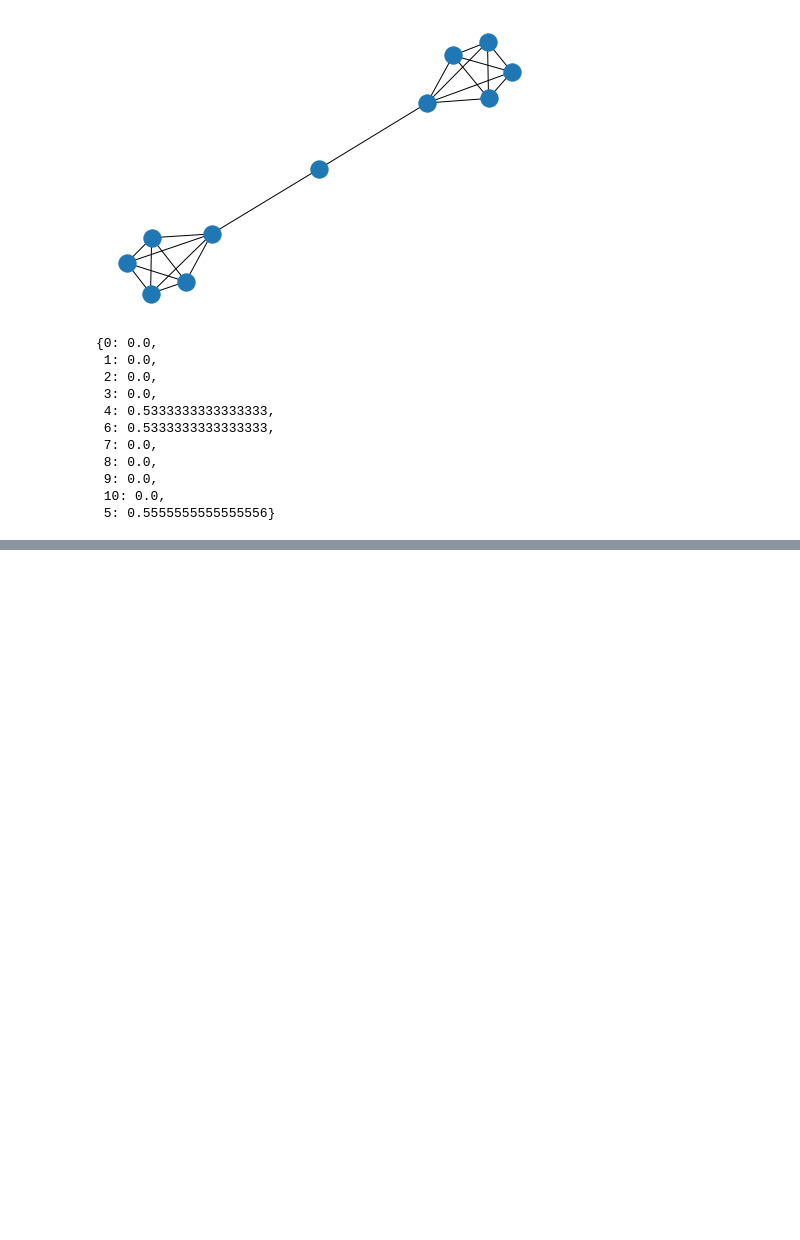
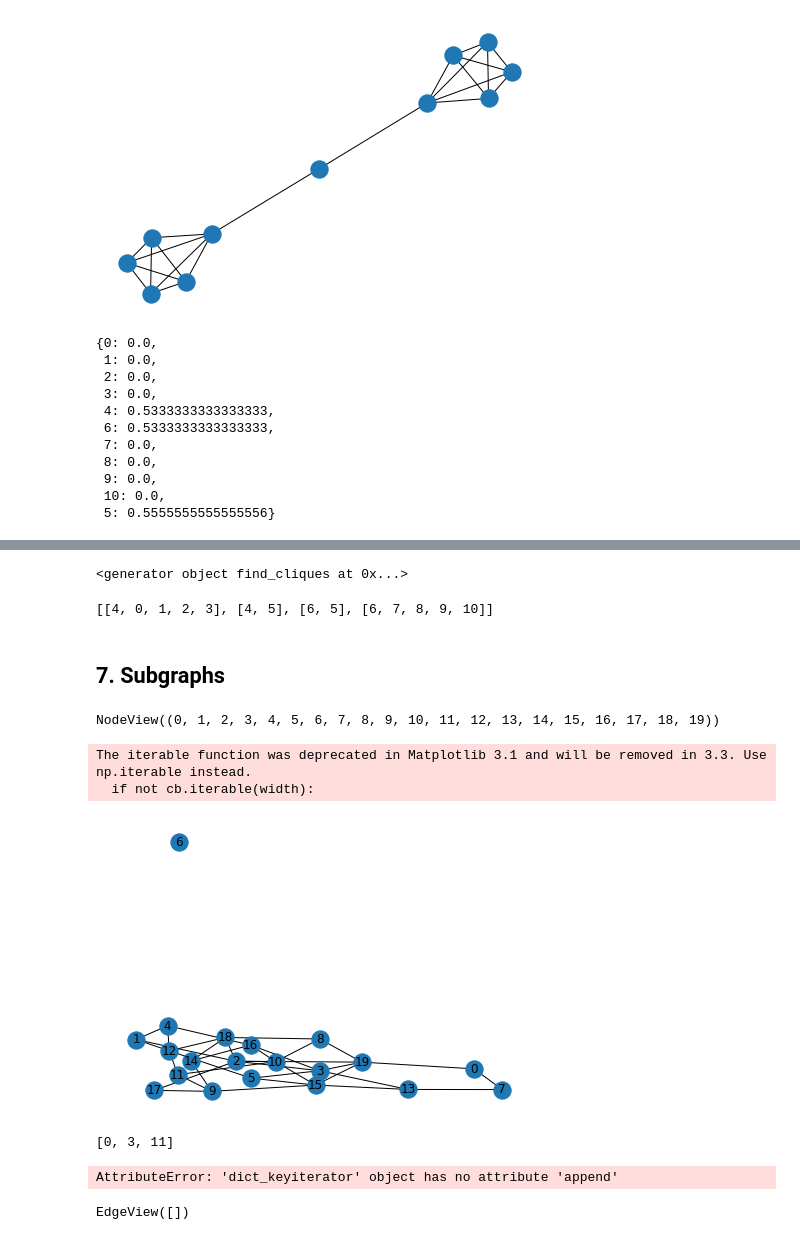
Before and after one commit to etherion-1337/Machine_Learning_basics, a Jupyter notebook: python_NetworkX.ipynb, the cells around one changed output, grey strips where cells are left out. Cells and saved outputs as stored; diff of their text form; code cells hidden in the pictures; blank space fills up the shorter version.

```diff
--- a/python_NetworkX.ipynb
+++ b/python_NetworkX.ipynb
@@ -197,0 +237,41 @@ nx.betweenness_centrality(G)
+# %%
+# find all maximal cliques
+nx.find_cliques(G)
+# %% [output]
+<generator object find_cliques at 0x...>
+# %%
+list(nx.find_cliques(G))
+# recall edges are also a clique
+# %% [output]
+[[4, 0, 1, 2, 3], [4, 5], [6, 5], [6, 7, 8, 9, 10]]
+# %% [markdown]
+## 7. Subgraphs
+# %%
+# graph generator
+# p is the probability that an edge exisits between a given pair of nodes
+G = nx.erdos_renyi_graph(n=20,p=0.2)
+G.nodes()
+# %% [output]
+NodeView((0, 1, 2, 3, 4, 5, 6, 7, 8, 9, 10, 11, 12, 13, 14, 15, 16, 17, 18, 19))
+# %%
+nx.draw(G,with_labels=True)
+plt.show()
+# %% [output]
+The iterable function was deprecated in Matplotlib 3.1 and will be removed in 3.3. Use np.iterable instead.
+  if not cb.iterable(width):
+[figure, added]
+# %%
+#plot node 8 and its neighbors
+nodes = G.neighbors(8)
+print(list(nodes))
+# %% [output]
+[0, 3, 11]
+# %%
+nodes.append(8)
+# %% [output]
+AttributeError: 'dict_keyiterator' object has no attribute 'append'
+# %%
+G_eight = G.subgraph(nodes)
+G_eight.edges()
+# %% [output]
+EdgeView([])
```
Also changed, not shown: parts of 2 cells of this notebook.
